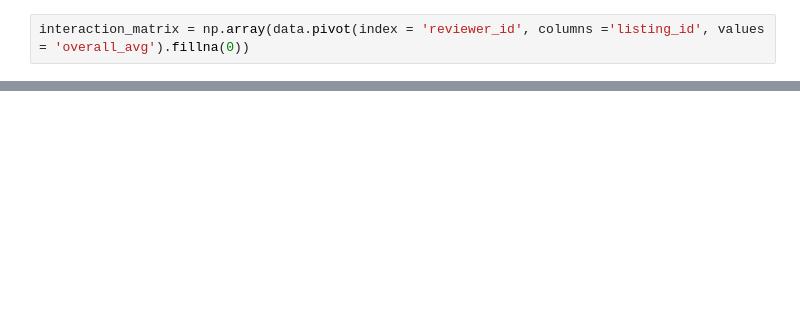
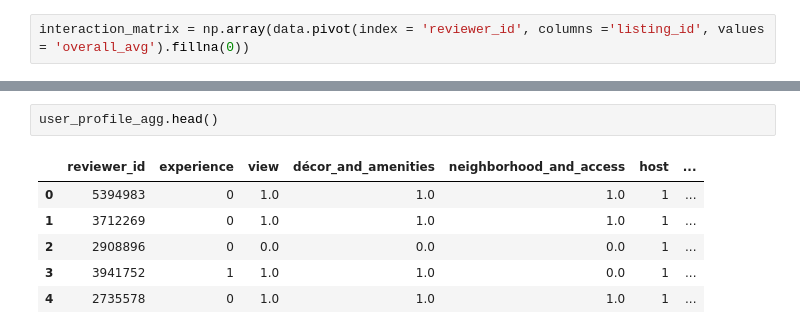
Before and after one commit to itsmemala/Airbnb, a Jupyter notebook: Recommendation/LightFM.ipynb, the cells around one changed output, grey strips where cells are left out. Cells and saved outputs as stored; diff of their text form; blank space fills up the shorter version.

```diff
--- a/Recommendation/LightFM.ipynb
+++ b/Recommendation/LightFM.ipynb
@@ -22,0 +87,9 @@ for i in range(len(loop)):
+# %%
+user_profile_agg.head()
+# %% [output]
+|  | reviewer_id | experience | view | décor_and_amenities | neighborhood_and_access | host | ... |
+| 0 | 5394983 | 0 | 1.0 | 1.0 | 1.0 | 1 | ... |
+| 1 | 3712269 | 0 | 1.0 | 1.0 | 1.0 | 1 | ... |
+| 2 | 2908896 | 0 | 0.0 | 0.0 | 0.0 | 1 | ... |
+| 3 | 3941752 | 1 | 1.0 | 1.0 | 0.0 | 1 | ... |
+| 4 | 2735578 | 0 | 1.0 | 1.0 | 1.0 | 1 | ... |
```
Also changed, not shown: parts of 16 cells of this notebook, 2 other files.
